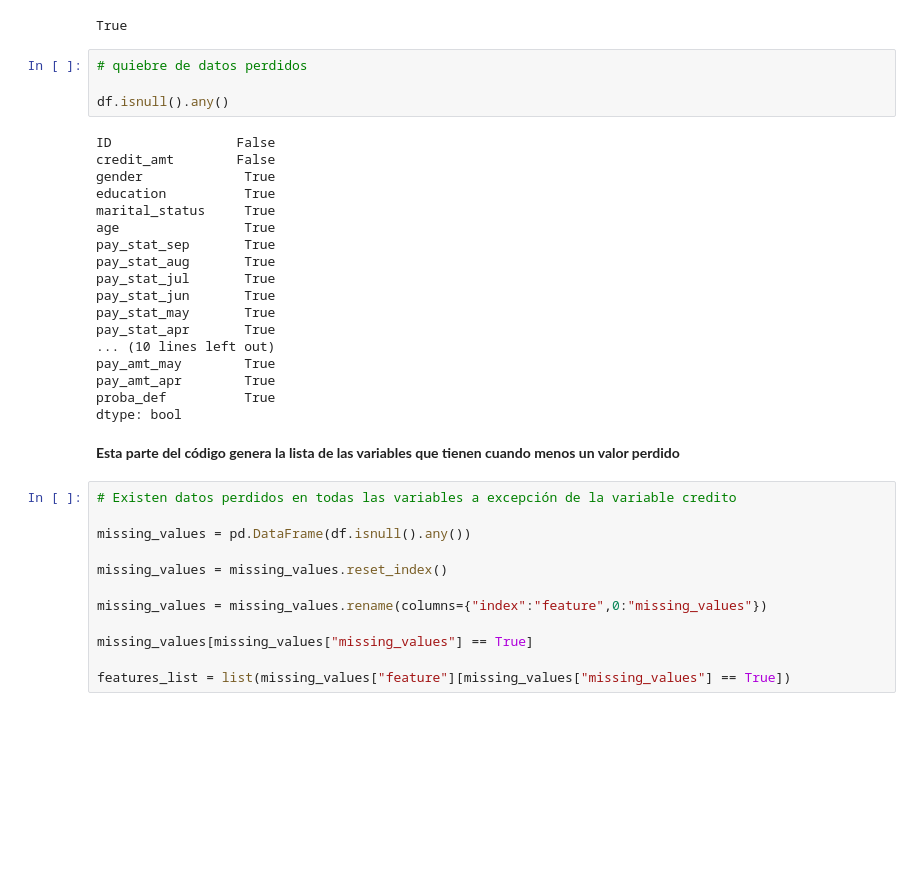
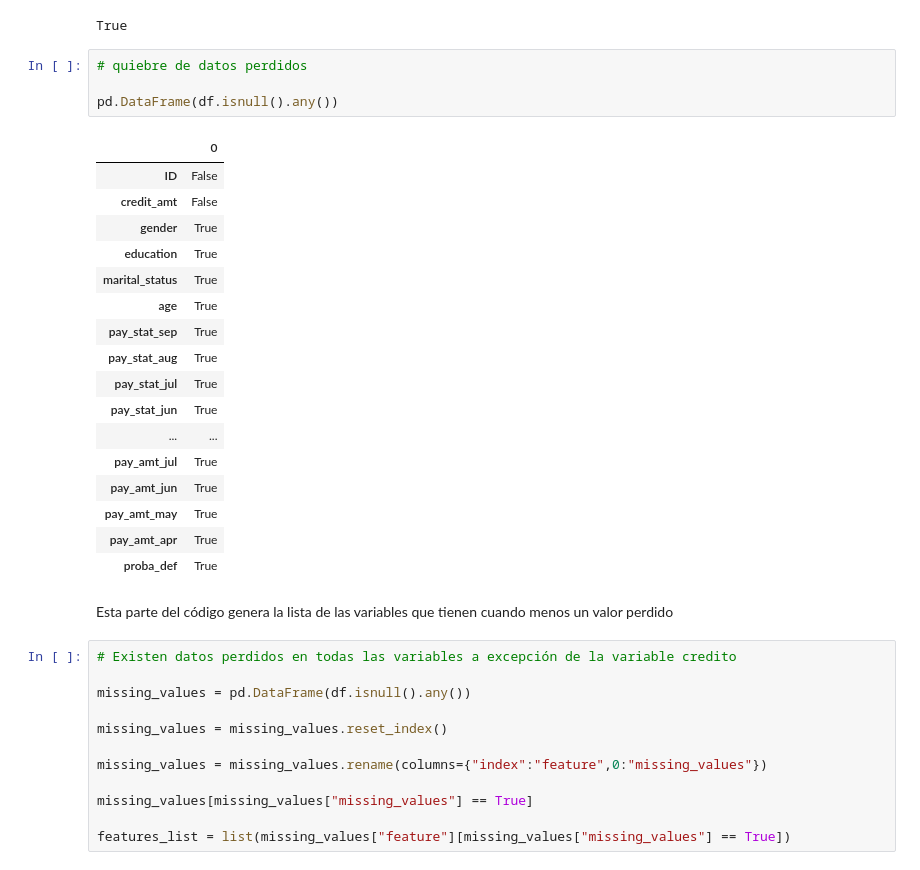
Before and after one commit to PosgradoMNA/actividades-del-projecto-equipo-41, a Jupyter notebook: Semana3_actividad1_Equipo41.ipynb, the cells around one changed output. Drawn from its saved outputs; the diff is of its cells as text; blank space fills up the shorter version.

```diff
--- a/Semana3_actividad1_Equipo41.ipynb
+++ b/Semana3_actividad1_Equipo41.ipynb
@@ -171,27 +183,27 @@ True
 # %%
 # quiebre de datos perdidos
 
-df.isnull().any()
+pd.DataFrame(df.isnull().any())
 # %% [output]
-ID                False
-credit_amt        False
-gender             True
-education          True
-marital_status     True
-age                True
-pay_stat_sep       True
-pay_stat_aug       True
-pay_stat_jul       True
-pay_stat_jun       True
-pay_stat_may       True
-pay_stat_apr       True
-... (10 lines left out)
-pay_amt_may        True
-pay_amt_apr        True
-proba_def          True
-dtype: bool
+|  | 0 |
+| ID | False |
+| credit_amt | False |
+| gender | True |
+| education | True |
+| marital_status | True |
+| age | True |
+| pay_stat_sep | True |
+| pay_stat_aug | True |
+| pay_stat_jul | True |
+| pay_stat_jun | True |
+| ... | ... |
+| pay_amt_jul | True |
+| pay_amt_jun | True |
+| pay_amt_may | True |
+| pay_amt_apr | True |
+| proba_def | True |
 # %% [markdown]
-**Esta parte del código genera la lista de las variables que tienen cuando menos un valor perdido**
+Esta parte del código genera la lista de las variables que tienen cuando menos un valor perdido
 # %%
 # Existen datos perdidos en todas las variables a excepción de la variable credito
 
```
Also changed, not shown: parts of 28 cells of this notebook.
